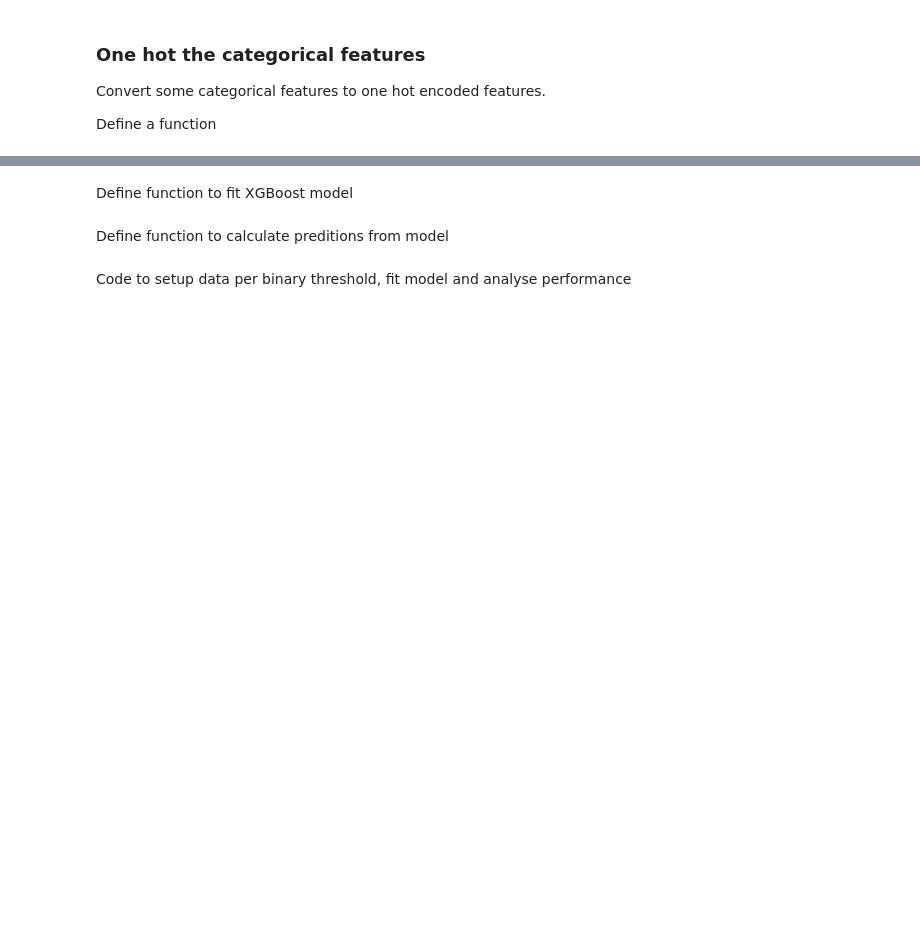
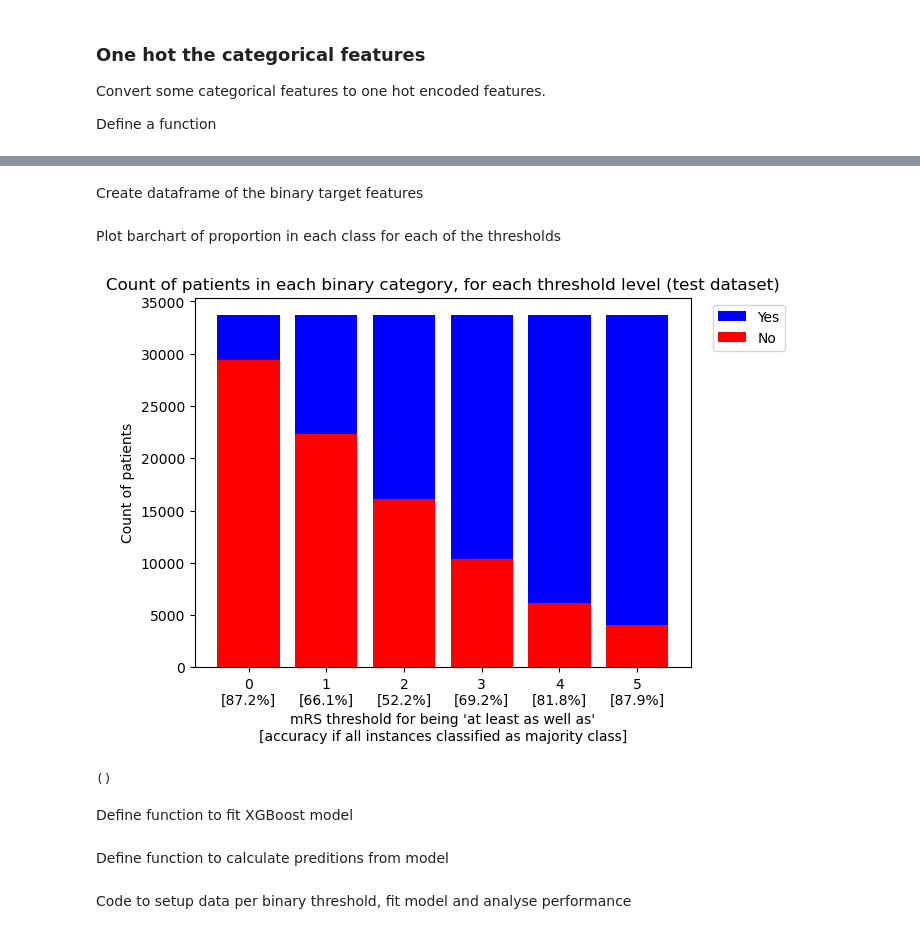
Before and after one commit to samuel-book/stroke_outcome_ml, a Jupyter notebook: xgb_7_features/080_xgb_1fold_7_features_binary_thresholds.ipynb, the cells around one changed output, grey strips where cells are left out. Cells and saved outputs as stored; diff of their text form; code cells hidden in the pictures; blank space fills up the shorter version.

Commit message:
changed code order while tidying and consolidating functions, bar plot has more descriptive xticks

```diff
--- a/xgb_7_features/080_xgb_1fold_7_features_binary_thresholds.ipynb
+++ b/xgb_7_features/080_xgb_1fold_7_features_binary_thresholds.ipynb
@@ -292,0 +196,41 @@ def get_x_y_data(train, test, target):
+# %%
+def create_df_of_binary_target_features(data, target_feature,
+                                        binary_thresholds):
+    """
+    Given a feature, return a dataframe of all of the different binary versions
+    depending on the threshold used
+
+    Args:
+        data [dataframe]: patient feature values
+        target_feature [string]: feature name of target feature
+        binary_thresholds [list]: list of thresholds to use for each version of
+                    a binary target feature
+
+    Return:
+        df [dataframe]: row per instance, column per threshold. Containing
+        feature values for patients with binary representation of the target
+        feature, based on the threshold value
+
+    """
+    df = pd.DataFrame()
+
+    for threshold in binary_thresholds:
+        binary_target_feature_name = f'{target_feature}_bin_{threshold}'
+
+        # For the new feature, set all to 0
+        df[binary_target_feature_name] = 0
+
+        # Then set to 1 those patients that are the threshold value or less
+        df[binary_target_feature_name] = (
+                                    (data[target_feature] <= threshold) * 1)
+
+    return(df)
+# %% [markdown]
+Create dataframe of the binary target features
+# %%
+df_all_y_train = create_df_of_binary_target_features(train_data, target_feature,
+                                                 binary_thresholds)
+df_all_y_test = create_df_of_binary_target_features(test_data, target_feature,
+                                                binary_thresholds)
+# %% [markdown]
+Plot barchart of proportion in each class for each of the thresholds
@@ -293,3 +286,8 @@ def get_x_y_data(train, test, target):
+# %%
+plot_barchart(df_all_y_test)
+# %% [output]
+[figure, added]
+()
 # %% [markdown]
 Define function to fit XGBoost model
 # %%
```
Also changed, not shown: parts of 47 cells of this notebook.
